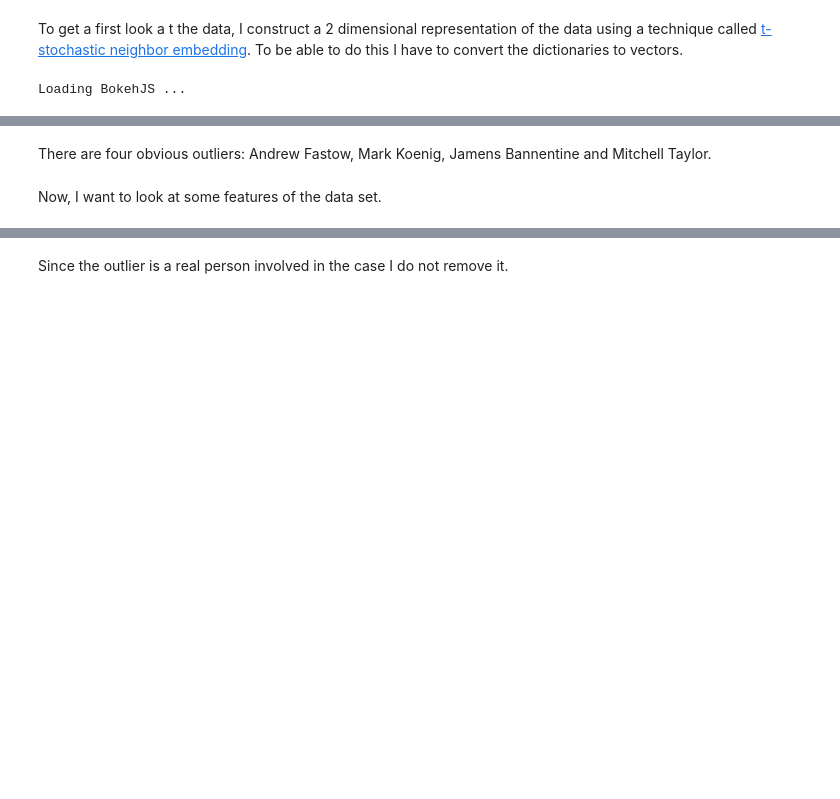
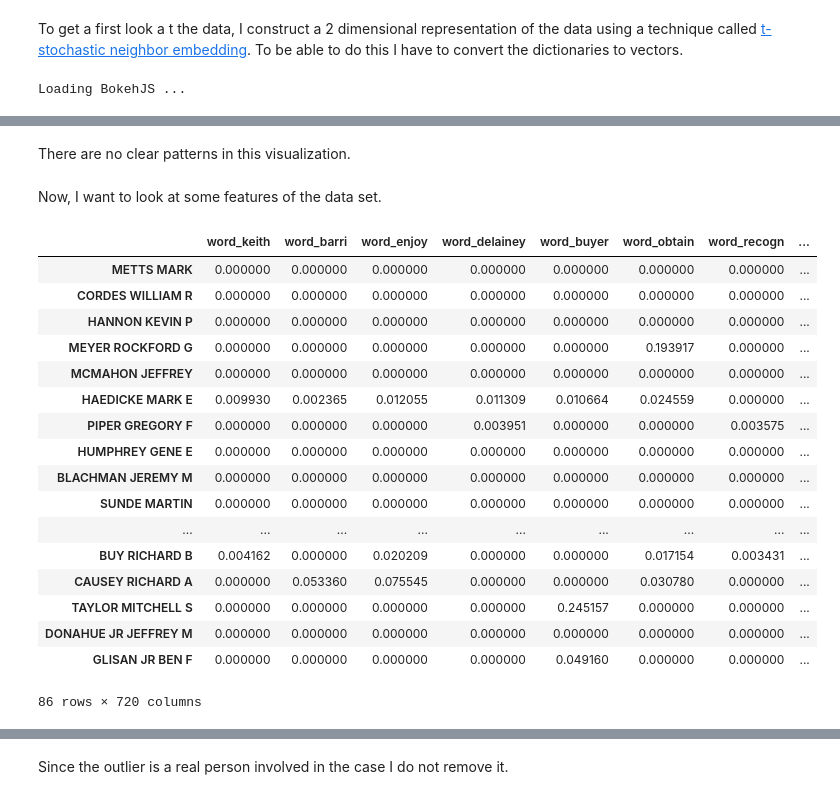
Before and after one commit to mbunse/ud120-projects, a Jupyter notebook: final_project/Look At Enron data set.ipynb, the cells around one changed output, grey strips where cells are left out. Saved outputs shown, nothing was run; the diff lists cells and outputs as text; code cells hidden in the pictures; blank space fills up the shorter version.

```diff
--- a/final_project/Look At Enron data set.ipynb
+++ b/final_project/Look At Enron data set.ipynb
@@ -163,0 +189,12 @@ Name: poi, dtype: bool
+# %%
+# load prepared data with full feature set
+from poi_id import prepare_data
+full_data = prepare_data(None, load=True)
+features = []
+labels = []
+names = []
+for key, value in full_data.items():
+    labels.append(value["poi"])
+    value.pop("poi",None)
+    features.append(value)
+    names.append(key)
@@ -222,10 +276,37 @@ p.add_layout(plot_labels)
 show(p)
 # %% [output]
 [interactive output not drawn]
-# %% [markdown]
-There are four obvious outliers: Andrew Fastow, Mark Koenig, Jamens Bannentine and Mitchell Taylor.
+# %% [markdown]
+There are no clear patterns in this visualization.
 # %% [markdown]
 Now, I want to look at some features of the data set.
+# %%
+#Convert NaN values using the feature transform classes developed
+all_feature_selector = SelectMatchFeatures(convert_to_numeric=True, feature_match=".*")
+data = pd.DataFrame(all_feature_selector.fit_transform(features),
+                    index=names,
+                   columns=all_feature_selector.get_feature_names())
+data["poi"]=labels
+data
+# %% [output]
+|  | word_keith | word_barri | word_enjoy | word_delainey | word_buyer | word_obtain | word_recogn | ... |
+| METTS MARK | 0.000000 | 0.000000 | 0.000000 | 0.000000 | 0.000000 | 0.000000 | 0.000000 | ... |
+| CORDES WILLIAM R | 0.000000 | 0.000000 | 0.000000 | 0.000000 | 0.000000 | 0.000000 | 0.000000 | ... |
+| HANNON KEVIN P | 0.000000 | 0.000000 | 0.000000 | 0.000000 | 0.000000 | 0.000000 | 0.000000 | ... |
+| MEYER ROCKFORD G | 0.000000 | 0.000000 | 0.000000 | 0.000000 | 0.000000 | 0.193917 | 0.000000 | ... |
+| MCMAHON JEFFREY | 0.000000 | 0.000000 | 0.000000 | 0.000000 | 0.000000 | 0.000000 | 0.000000 | ... |
+| HAEDICKE MARK E | 0.009930 | 0.002365 | 0.012055 | 0.011309 | 0.010664 | 0.024559 | 0.000000 | ... |
+| PIPER GREGORY F | 0.000000 | 0.000000 | 0.000000 | 0.003951 | 0.000000 | 0.000000 | 0.003575 | ... |
+| HUMPHREY GENE E | 0.000000 | 0.000000 | 0.000000 | 0.000000 | 0.000000 | 0.000000 | 0.000000 | ... |
+| BLACHMAN JEREMY M | 0.000000 | 0.000000 | 0.000000 | 0.000000 | 0.000000 | 0.000000 | 0.000000 | ... |
+| SUNDE MARTIN | 0.000000 | 0.000000 | 0.000000 | 0.000000 | 0.000000 | 0.000000 | 0.000000 | ... |
+| ... | ... | ... | ... | ... | ... | ... | ... | ... |
+| BUY RICHARD B | 0.004162 | 0.000000 | 0.020209 | 0.000000 | 0.000000 | 0.017154 | 0.003431 | ... |
+| CAUSEY RICHARD A | 0.000000 | 0.053360 | 0.075545 | 0.000000 | 0.000000 | 0.030780 | 0.000000 | ... |
+| TAYLOR MITCHELL S | 0.000000 | 0.000000 | 0.000000 | 0.000000 | 0.245157 | 0.000000 | 0.000000 | ... |
+| DONAHUE JR JEFFREY M | 0.000000 | 0.000000 | 0.000000 | 0.000000 | 0.000000 | 0.000000 | 0.000000 | ... |
+| GLISAN JR BEN F | 0.000000 | 0.000000 | 0.000000 | 0.000000 | 0.049160 | 0.000000 | 0.000000 | ... |
+86 rows × 720 columns
 # %%
 %matplotlib inline
 import matplotlib.pyplot as plt
```
Also changed, not shown: parts of 71 cells of this notebook.
